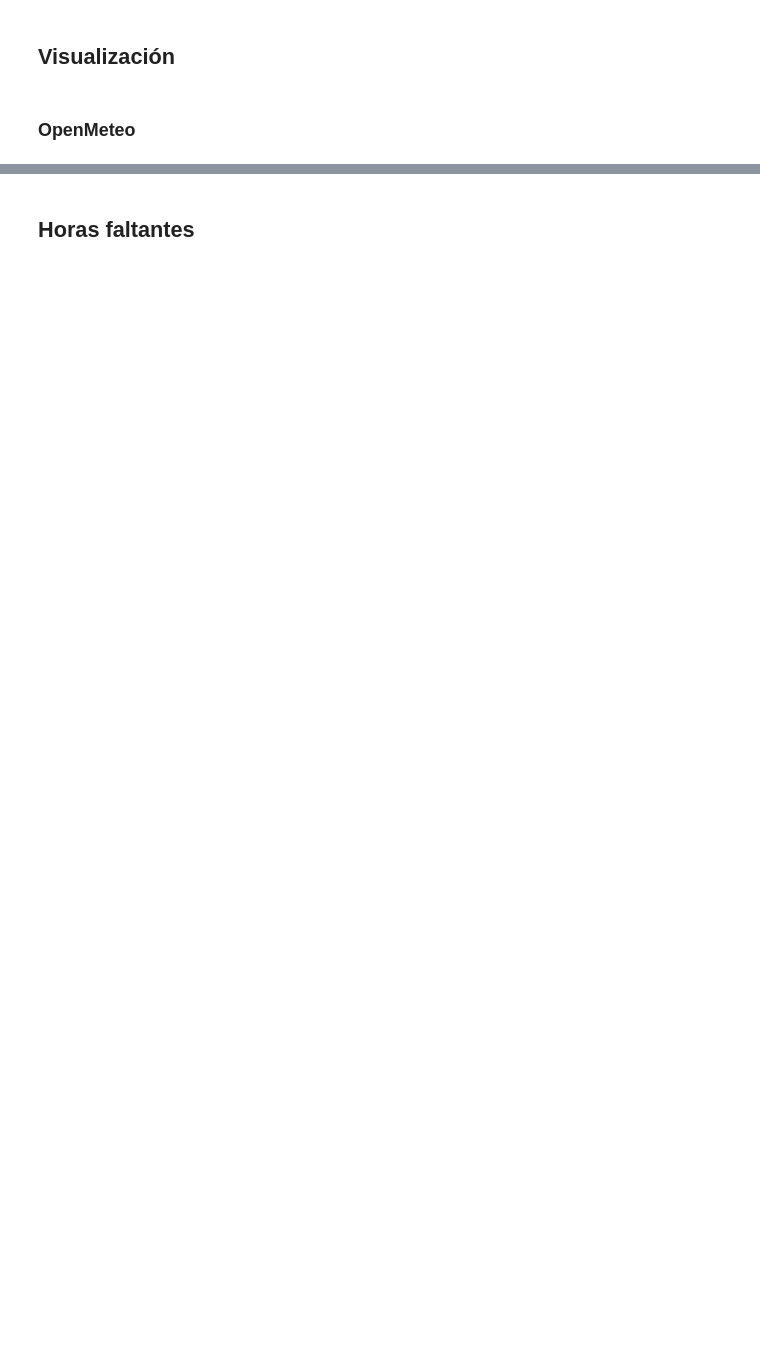
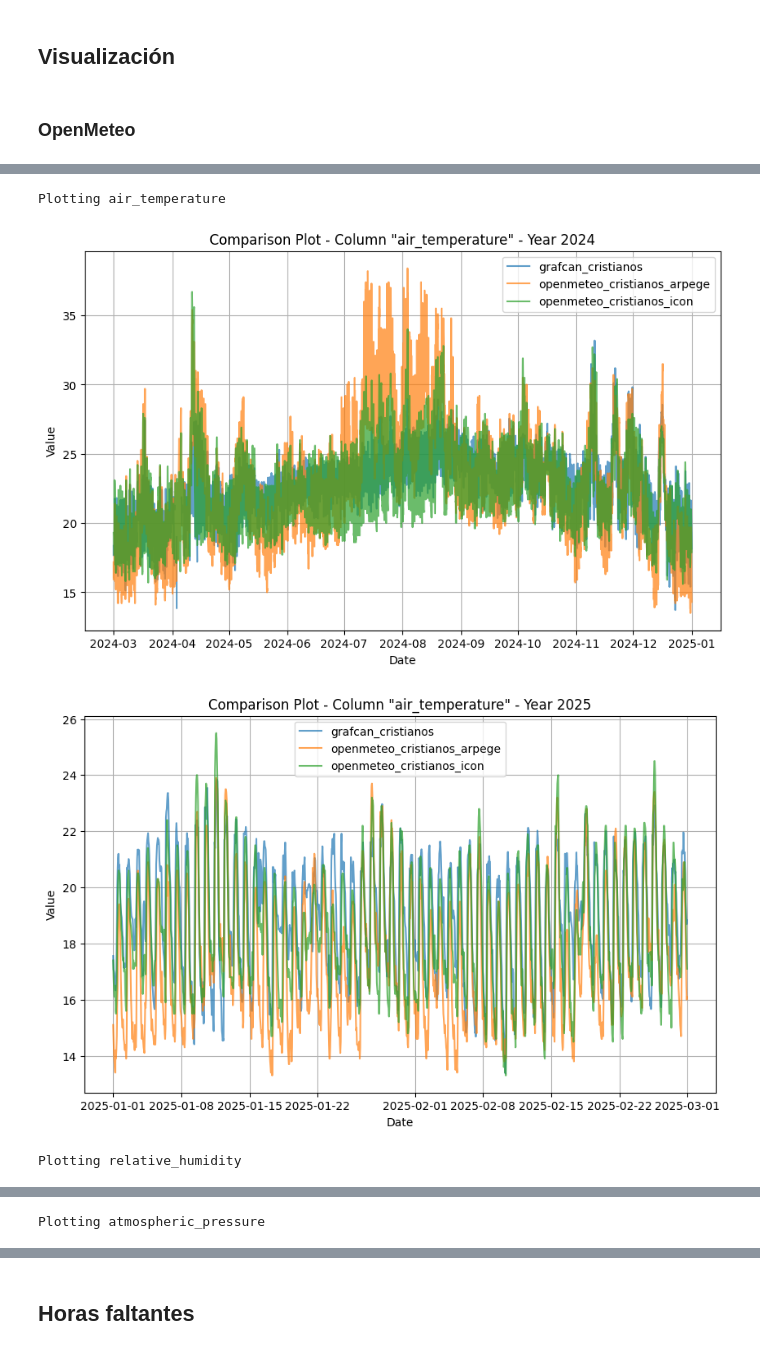
Before and after one commit to jose-r-morera/TFG_Time_Series_Forecast, a Jupyter notebook: 1_data_preprocessing/NO_analisis_cristianos.ipynb, the cells around one changed output, grey strips where cells are left out. Cells and saved outputs as stored; diff of their text form; code cells hidden in the pictures; blank space fills up the shorter version.

```diff
--- a/1_data_preprocessing/NO_analisis_cristianos.ipynb
+++ b/1_data_preprocessing/NO_analisis_cristianos.ipynb
@@ -66,7 +85,7 @@ Processing grafcan_cristianos.csv...
 # %% [markdown]
 ## Visualización
 # %%
-def plot_datasets(datasets, column):
+def plot_datasets_comparison(dataframes, column):
     """
     Plot a specific column from each dataset (given as a list of filenames)
     for all common years.
@@ -75,22 +94,16 @@ def plot_datasets(datasets, column):
         datasets (list): List of dataset filenames (e.g., ['file1.csv', 'file2.csv', ...]).
         column (str): The column name to plot from each dataset.
     """
-    # Remove .csv extension if present and check if each dataset is loaded
-    dataset_names = [name.replace(".csv", "") for name in datasets]
-    for name in dataset_names:
-        if name not in dataframes:
-            print(f"Dataset '{name}' is not loaded.")
-            return
+    print ("Plotting " + column)
 
-    # Retrieve the dataframes
-    dfs = [dataframes[name] for name in dataset_names]
-
+    df_names = dataframes.keys()
+    dfs = dataframes.values()
     # Align all dataframes on their timestamps by concatenating on axis=1 (inner join ensures common timestamps)
     # Using keys creates a hierarchical column index: top level is dataset name, lower level is the original columns.
-    combined = pd.concat(dfs, axis=1, join='inner', keys=dataset_names)
+    combined = pd.concat(dfs, axis=1, join='inner', keys=df_names)
 
     # Ensure the indicated column exists in every dataset
-    for name in dataset_names:
+    for name in df_names:
         if column not in combined[name].columns:
             print(f"Column '{column}' not found in dataset '{name}'.")
             return
@@ -102,7 +115,7 @@ def plot_datasets(datasets, column):
     for year in common_years:
         df_year = combined[combined.index.year == year]
         plt.figure(figsize=(10, 6))
-        for name in dataset_names:
+        for name in df_names:
             plt.plot(df_year.index, df_year[name][column],
                      label=f"{name}", linestyle='-', alpha=0.7)
         plt.title(f'Comparison Plot - Column "{column}" - Year {year}')
@@ -129,0 +129,9 @@ plot_datasets([cristianos_grafcan, cristianos_openmetoe_arpege, cristianos_openm
+# %%
+plot_datasets_comparison(dataframes, "air_temperature")
+plot_datasets_comparison(dataframes, "relative_humidity")
+plot_datasets_comparison(dataframes, "atmospheric_pressure")
+# %% [output]
+Plotting air_temperature
+[figure, added]
+[figure, added]
+Plotting relative_humidity
@@ -129,0 +140 @@ plot_datasets([cristianos_grafcan, cristianos_openmetoe_arpege, cristianos_openm
+Plotting atmospheric_pressure
```
Also changed, not shown: parts of 36 cells of this notebook, 27 other files.
